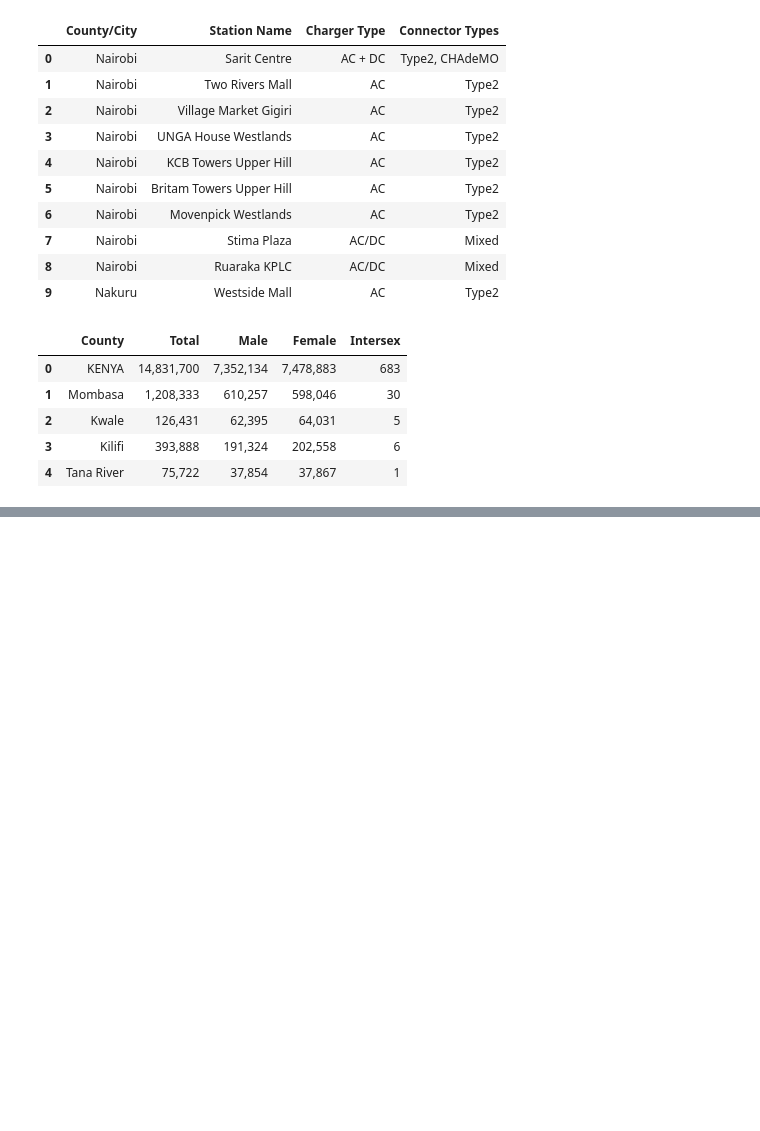
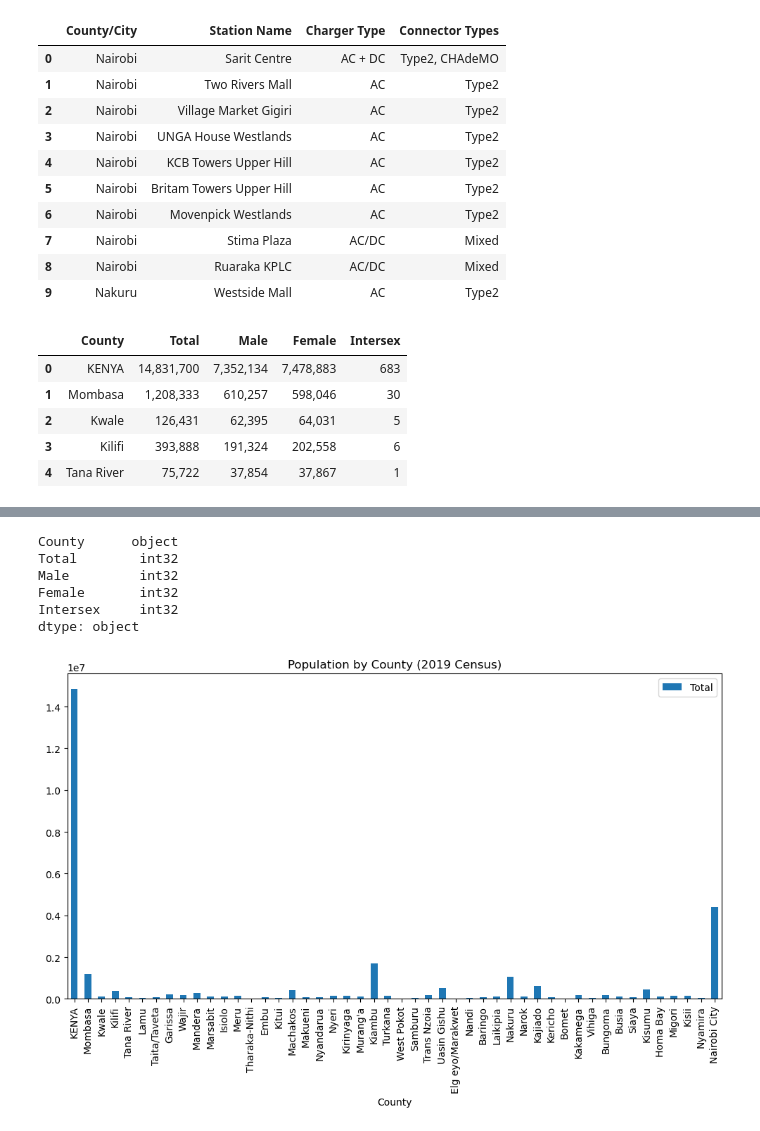
Before and after one commit to maryannngongi/EV_Charging_Stations_Optimization, a Jupyter notebook: Notebooks/kuria.ipynb, the cells around one changed output, grey strips where cells are left out. Drawn from its saved outputs; the diff is of its cells as text; code cells hidden in the pictures; blank space fills up the shorter version.

```diff
--- a/Notebooks/kuria.ipynb
+++ b/Notebooks/kuria.ipynb
@@ -100,0 +126,27 @@ df_6.head()
+# %%
+# Clean census data: remove commas, replace dashes with 0, convert to int
+for col in ["Total", "Male", "Female", "Intersex"]:
+    df_5[col] = (
+        df_5[col]
+        .astype(str)                          # force to string
+        .str.replace(",", "", regex=True)     # remove commas
+        .replace("-", "0")                    # replace dashes with 0
+        .replace("nan", "0")                  # handle NaN as 0
+        .astype(int)                          # convert to integer
+    )
+
+df_5.dtypes
+# %% [output]
+County      object
+Total        int32
+Male         int32
+Female       int32
+Intersex     int32
+dtype: object
+# %%
+df_5.plot(x="County", y="Total", kind="bar", figsize=(12,6))
+plt.title("Population by County (2019 Census)")
+plt.xticks(rotation=90)
+plt.show()
+# %% [output]
+[figure, added]
```
Also changed, not shown: parts of 15 cells of this notebook.
